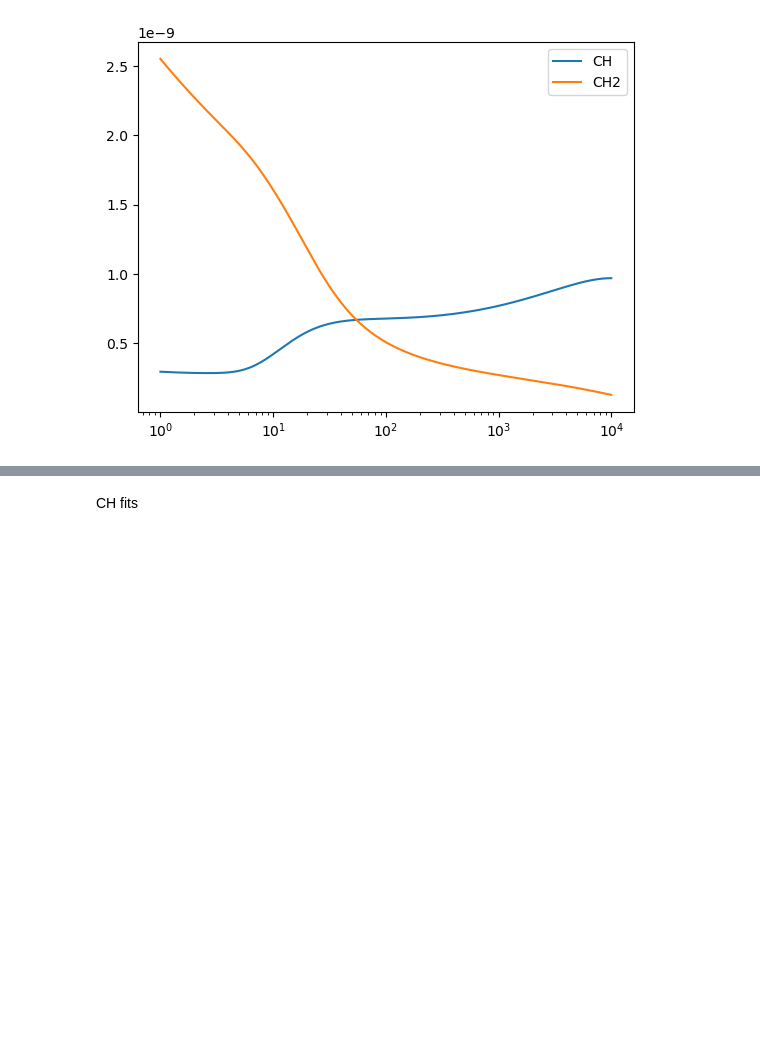
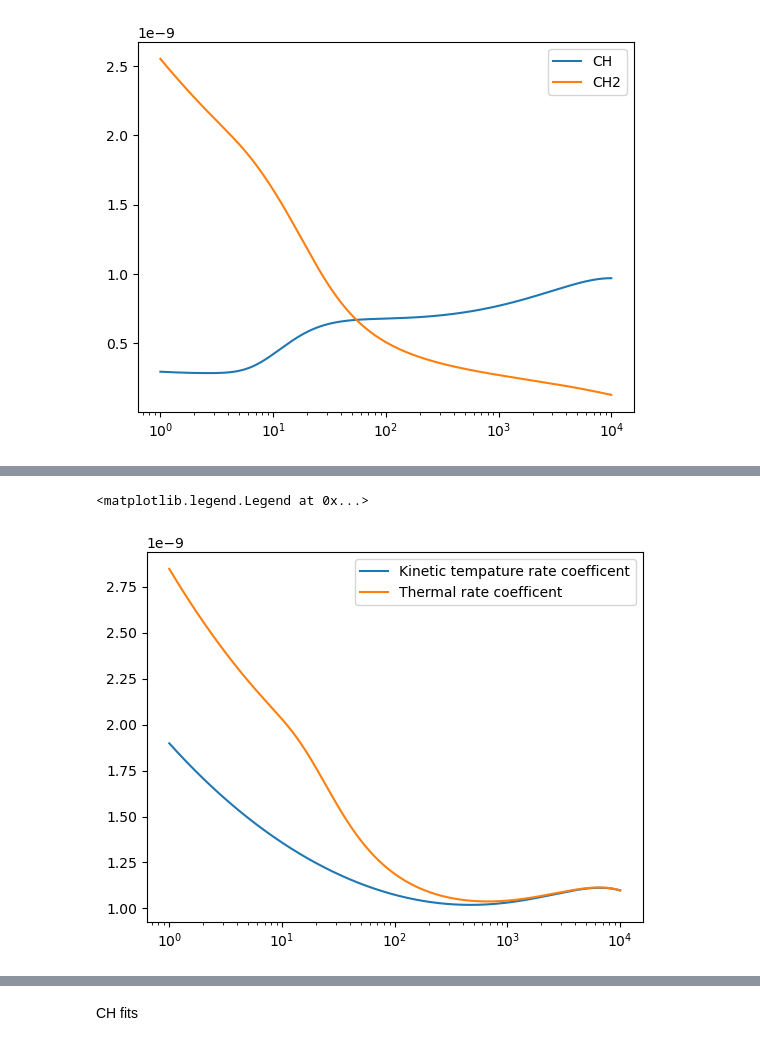
Before and after one commit to wostling/SavinGroup, a Jupyter notebook: Corrected_Fits.ipynb, the cells around one changed output, grey strips where cells are left out. Saved outputs shown, nothing was run; the diff lists cells and outputs as text; code cells hidden in the pictures; blank space fills up the shorter version.

```diff
--- a/Corrected_Fits.ipynb
+++ b/Corrected_Fits.ipynb
@@ -97,0 +111,8 @@ plt.legend()
+# %%
+plt.plot(temps, KT_summed, label = "Kinetic tempature rate coefficent")
+plt.plot(temps, TR_summed, label = "Thermal rate coefficent " )
+plt.xscale("log")
+plt.legend()
+# %% [output]
+<matplotlib.legend.Legend at 0x...>
+[figure, added]
```
Also changed, not shown: parts of 20 cells of this notebook.
